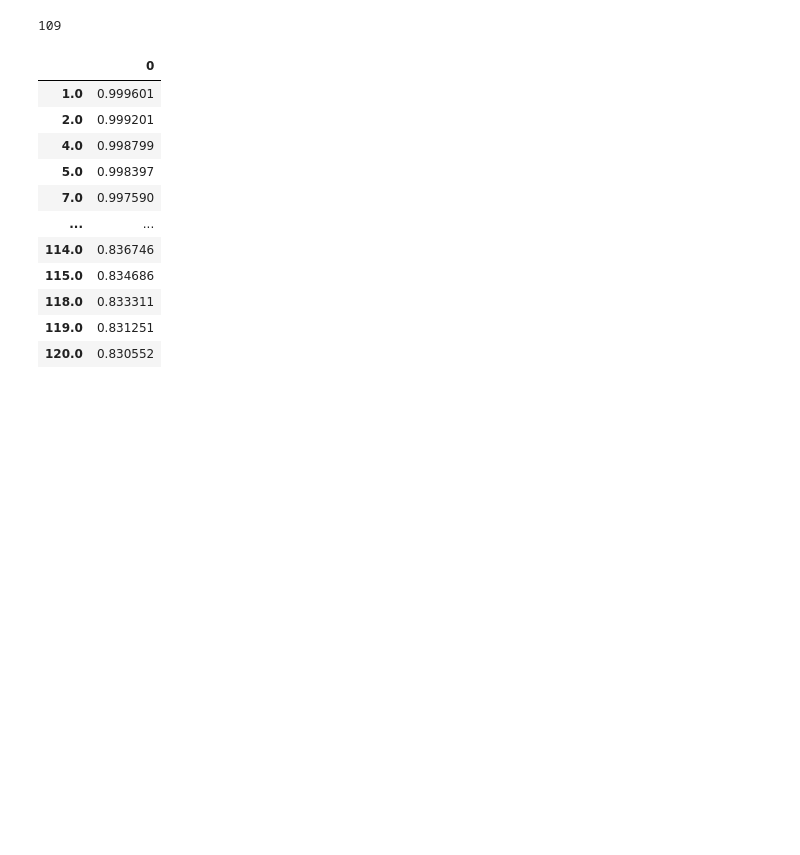
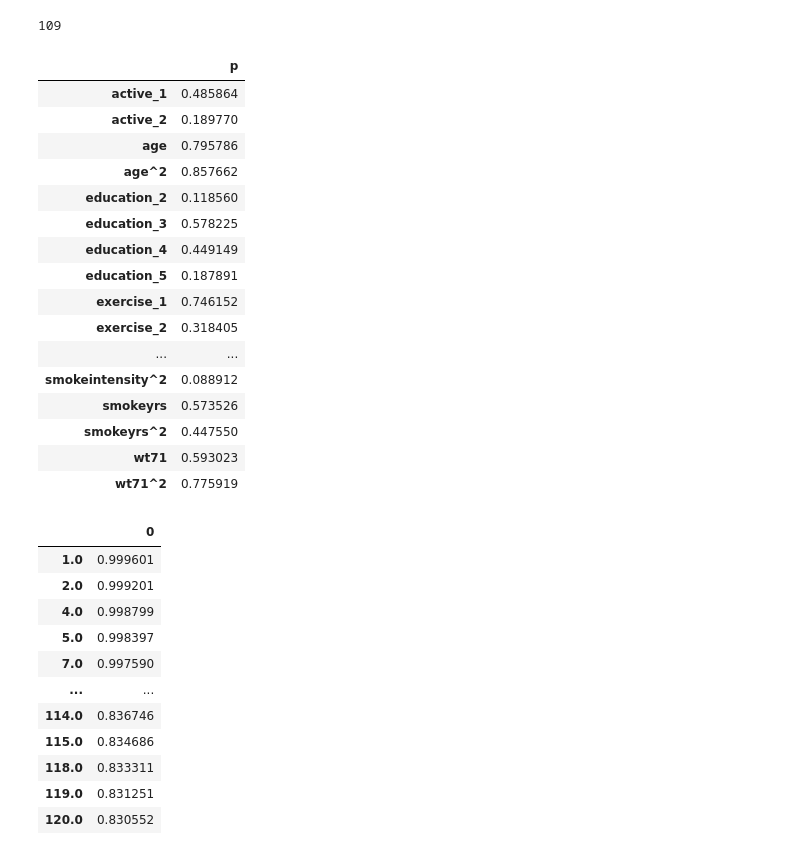
Before and after one commit to PacktPublishing/Causal-Inference-with-Bayesian-Networks, a Jupyter notebook: Chapter_13/chapter_13.ipynb, the cells around one changed output. Drawn from its saved outputs; the diff is of its cells as text; code cells hidden in the pictures; blank space fills up the shorter version.

```diff
--- a/Chapter_13/chapter_13.ipynb
+++ b/Chapter_13/chapter_13.ipynb
@@ -213,6 +214,27 @@ print(cph.baseline_hazard_)
 print(len(np.unique(nhefs['longevity'])))
 # %% [output]
 109
+# %%
+ph_test = proportional_hazard_test(cph, nhefs, time_transform='rank')
+ph_test.summary[['p']]
+# %% [output]
+|  | p |
+| active_1 | 0.485864 |
+| active_2 | 0.189770 |
+| age | 0.795786 |
+| age^2 | 0.857662 |
+| education_2 | 0.118560 |
+| education_3 | 0.578225 |
+| education_4 | 0.449149 |
+| education_5 | 0.187891 |
+| exercise_1 | 0.746152 |
+| exercise_2 | 0.318405 |
+| ... | ... |
+| smokeintensity^2 | 0.088912 |
+| smokeyrs | 0.573526 |
+| smokeyrs^2 | 0.447550 |
+| wt71 | 0.593023 |
+| wt71^2 | 0.775919 |
 # %%
 survival_curve = cph.predict_survival_function(nhefs[cph.params_.index].iloc[[0]])
 survival_curve
```
Also changed, not shown: parts of 4 cells of this notebook.
